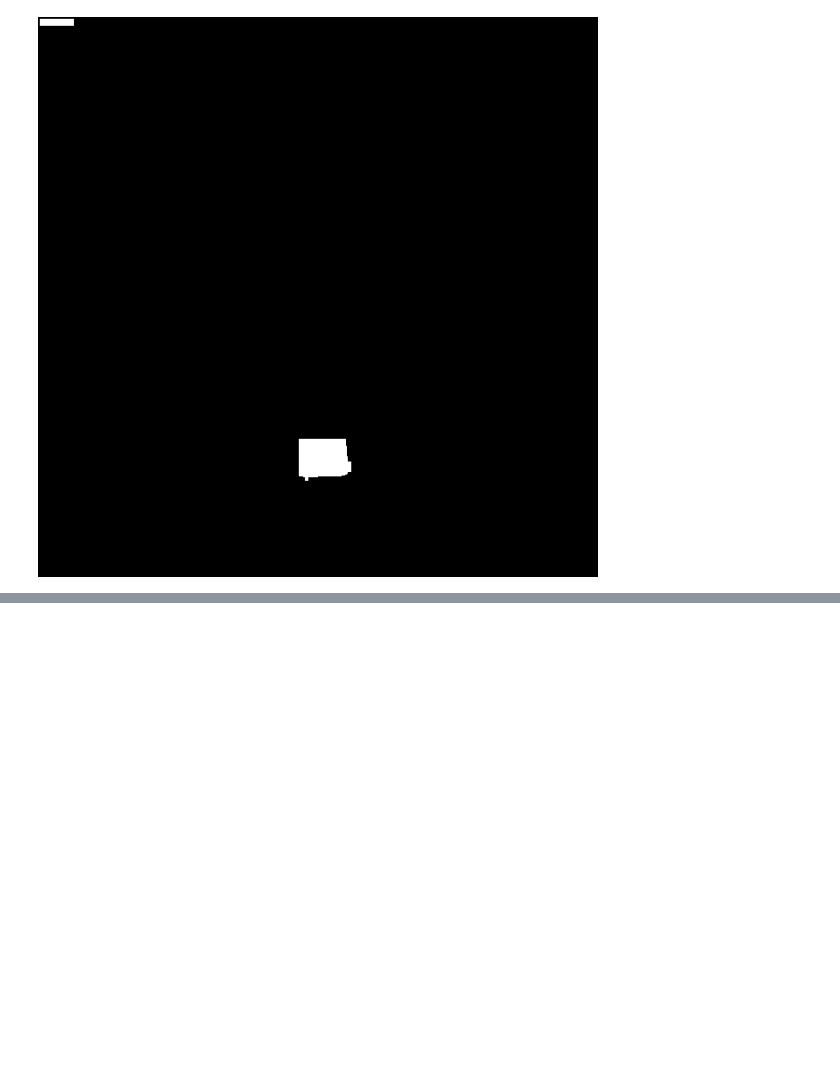
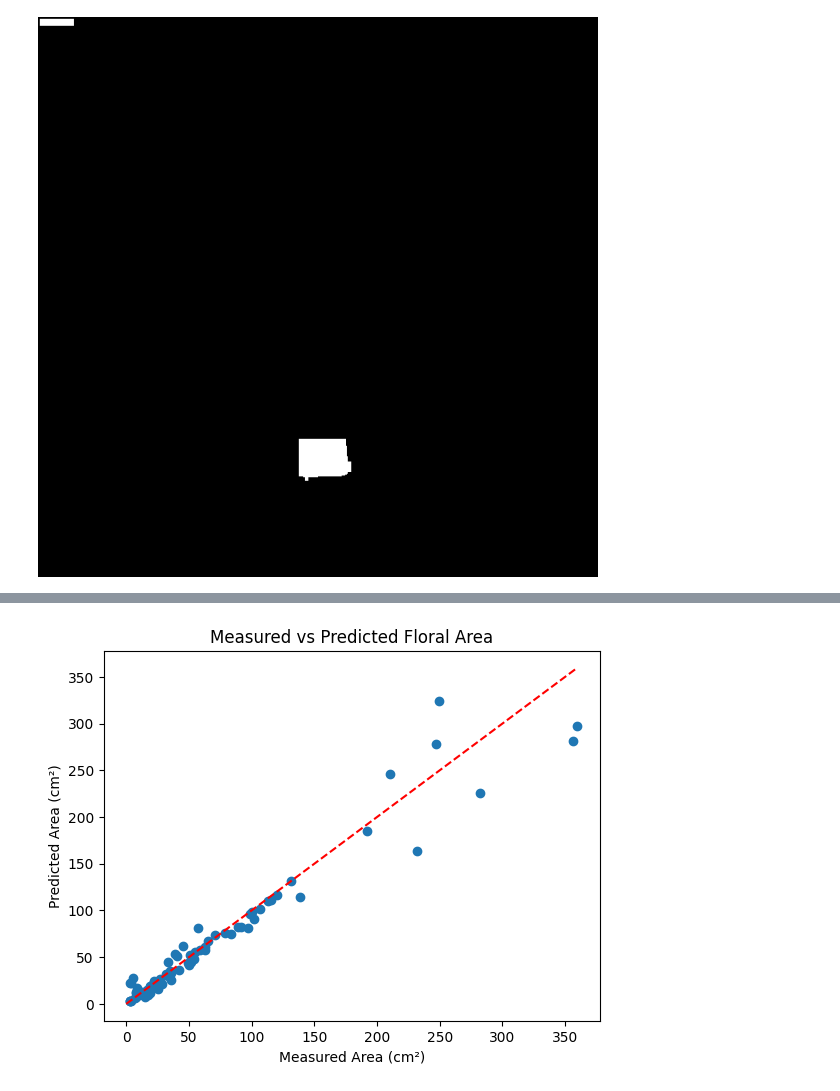
Before and after one commit to eai6/FloralArea_Web, a Jupyter notebook: research/notebooks/hannah_data_analysis.ipynb, the cells around one changed output, grey strips where cells are left out. Saved outputs shown, nothing was run; the diff lists cells and outputs as text; code cells hidden in the pictures; blank space fills up the shorter version.

```diff
--- a/research/notebooks/hannah_data_analysis.ipynb
+++ b/research/notebooks/hannah_data_analysis.ipynb
@@ -55,0 +293,5 @@ mask
+# %%
+data1['measured_area_cm2'] = data1['imagej_area'].apply(incheas_to_cm2)
+# %%
+data1['filename'] = data1['images']
+data2 = data1[['measured_area_cm2', 'filename']].merge(df, on='filename')
@@ -55,0 +314,4 @@ mask
+# %%
+data2['predicted_area_cm2'] = data2['area_cm2'].astype(float)
+# %%
+data2['file'] = data2['filename']
@@ -55,0 +322,9 @@ mask
+# %%
+plt.scatter(data2['measured_area_cm2'], data2['predicted_area_cm2'])
+plt.xlabel('Measured Area (cm²)')
+plt.ylabel('Predicted Area (cm²)')
+plt.title('Measured vs Predicted Floral Area')
+plt.plot([0, max(data2['measured_area_cm2'])], [0, max(data2['measured_area_cm2'])], 'r--')  # 45-degree line
+plt.show()
+# %% [output]
+[figure, added]
```
Also changed, not shown: parts of 53 cells of this notebook, 29 other files.
